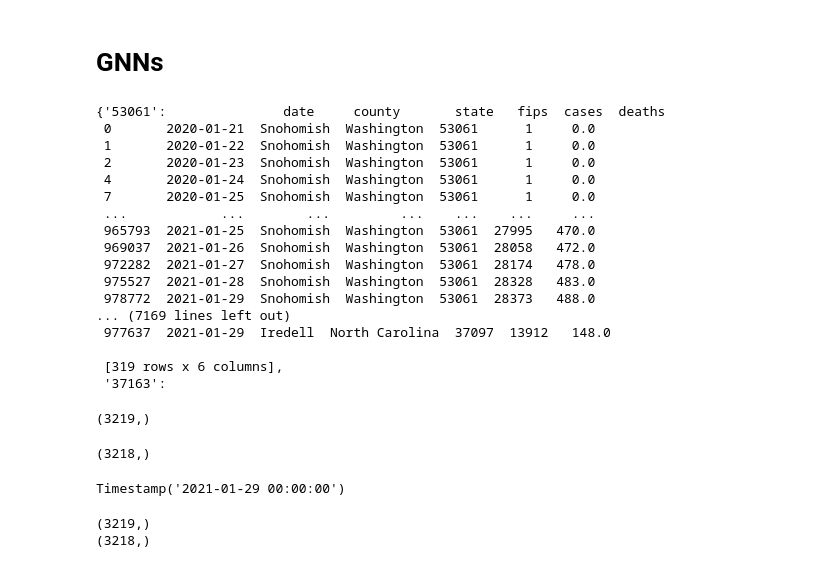
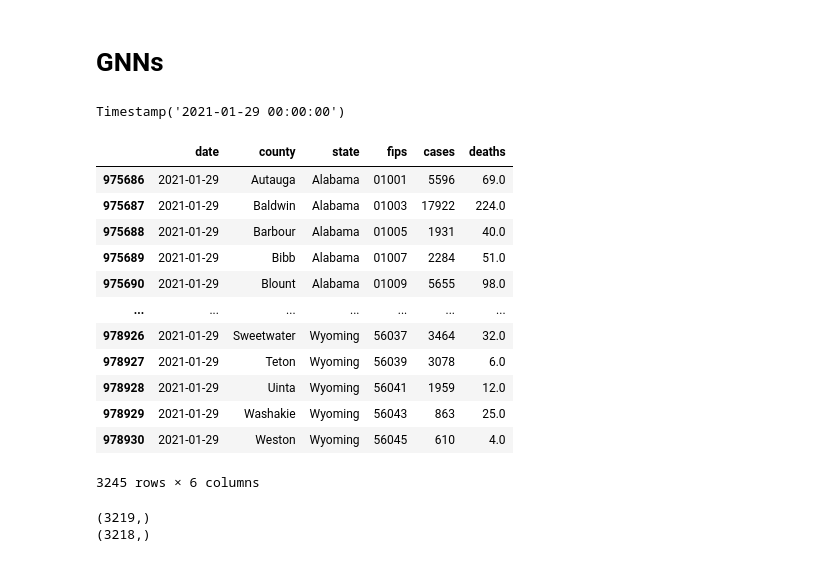
Before and after one commit to kamibrumi/hackviolet2021, a Jupyter notebook: test_analysis.ipynb, the cells around one changed output. Saved outputs shown, nothing was run; the diff lists cells and outputs as text; code cells hidden in the pictures.

Commit message:
created the first layer of the gnn

```diff
--- a/test_analysis.ipynb
+++ b/test_analysis.ipynb
@@ -70,47 +70,28 @@ data_covid_cases_deaths_county['date']
 Name: date, Length: 978931, dtype: datetime64[ns]
 # %% [markdown]
 # GNNs
-# %%
-# load nodes included info will be an id that starts from 0, the fips identificator, and the number of deaths.
-# first we create a dataframe with all the county
-df_fips = {fips: data_covid_cases_deaths_county[data_covid_cases_deaths_county['fips'] == fips] for fips in data_covid_cases_deaths_county['fips'].unique()}
-
-# load county adjacency info
-df_fips
-# %% [output]
-{'53061':               date     county       state   fips  cases  deaths
- 0       2020-01-21  Snohomish  Washington  53061      1     0.0
- 1       2020-01-22  Snohomish  Washington  53061      1     0.0
- 2       2020-01-23  Snohomish  Washington  53061      1     0.0
- 4       2020-01-24  Snohomish  Washington  53061      1     0.0
- 7       2020-01-25  Snohomish  Washington  53061      1     0.0
- ...            ...        ...         ...    ...    ...     ...
- 965793  2021-01-25  Snohomish  Washington  53061  27995   470.0
- 969037  2021-01-26  Snohomish  Washington  53061  28058   472.0
- 972282  2021-01-27  Snohomish  Washington  53061  28174   478.0
- 975527  2021-01-28  Snohomish  Washington  53061  28328   483.0
- 978772  2021-01-29  Snohomish  Washington  53061  28373   488.0
-... (7169 lines left out)
- 977637  2021-01-29  Iredell  North Carolina  37097  13912   148.0
-
- [319 rows x 6 columns],
- '37163':
-# %%
-arr = np.asarray(list(df_fips.keys()))
-arr.shape
-# %% [output]
-(3219,)
-# %%
-# aparently there are nans in this list but I cannot find them using numpy.isnan(myarray).any() so I remove them by doing:
-arr2 = np.asarray([int(x) for x in arr if str(x) != 'nan'])
-arr2.shape
-# %% [output]
-(3218,)
 # %%
 fst_day = max(data_covid_cases_deaths_county['date']) # the earliest day in the dataset
 fst_day
 # %% [output]
 Timestamp('2021-01-29 00:00:00')
+# %%
+rslt_fst_day_df = data_covid_cases_deaths_county[data_covid_cases_deaths_county['date'] == fst_day]
+rslt_fst_day_df
+# %% [output]
+|  | date | county | state | fips | cases | deaths |
+| 975686 | 2021-01-29 | Autauga | Alabama | 01001 | 5596 | 69.0 |
+| 975687 | 2021-01-29 | Baldwin | Alabama | 01003 | 17922 | 224.0 |
+| 975688 | 2021-01-29 | Barbour | Alabama | 01005 | 1931 | 40.0 |
+| 975689 | 2021-01-29 | Bibb | Alabama | 01007 | 2284 | 51.0 |
+| 975690 | 2021-01-29 | Blount | Alabama | 01009 | 5655 | 98.0 |
+| ... | ... | ... | ... | ... | ... | ... |
+| 978926 | 2021-01-29 | Sweetwater | Wyoming | 56037 | 3464 | 32.0 |
+| 978927 | 2021-01-29 | Teton | Wyoming | 56039 | 3078 | 6.0 |
+| 978928 | 2021-01-29 | Uinta | Wyoming | 56041 | 1959 | 12.0 |
+| 978929 | 2021-01-29 | Washakie | Wyoming | 56043 | 863 | 25.0 |
+| 978930 | 2021-01-29 | Weston | Wyoming | 56045 | 610 | 4.0 |
+3245 rows × 6 columns
 # %%
 unique_fips_fst_day = np.asarray([fips for fips in rslt_fst_day_df['fips'].unique()])
 print(unique_fips_fst_day.shape)
```
Also changed, not shown: parts of 13 cells of this notebook.
